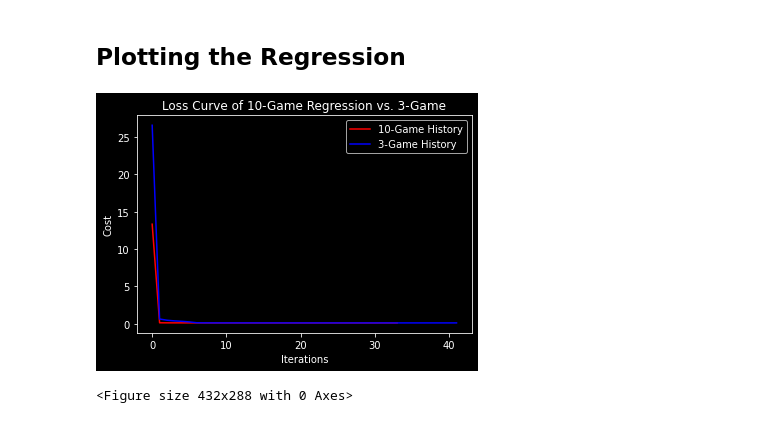
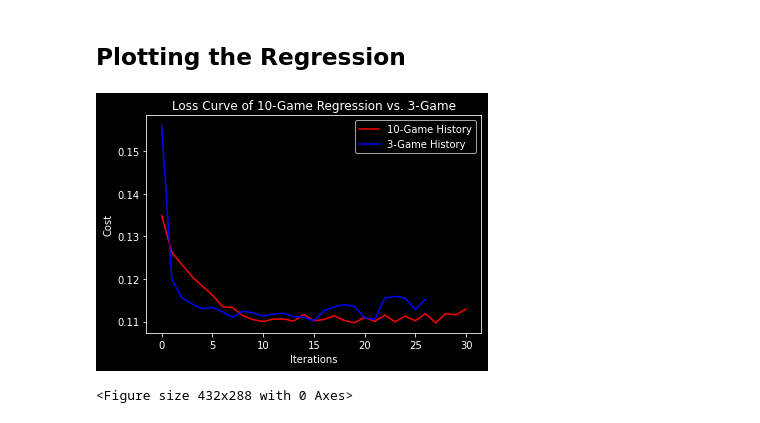
Before and after one commit to kstanfie/CMSC422-NBA, a Jupyter notebook: 422NBAlocal.ipynb, the cells around one changed output. Saved outputs shown, nothing was run; the diff lists cells and outputs as text; code cells hidden in the pictures.

```diff
--- a/422NBAlocal.ipynb
+++ b/422NBAlocal.ipynb
@@ -180,17 +182,17 @@ sk.metrics.accuracy_score(g10_class_predict_train, flaty10_train)
 ## Plotting the Regression
 # %%
 plt.style.use('dark_background')
-g10_line, = plt.plot(g10_regress.loss_curve_, color='r')
-g3_line, = plt.plot(g3_regress.loss_curve_, color='b')
+g10_line, = plt.plot(g10_regress.loss_curve_[1:], color='r')
+g3_line, = plt.plot(g3_regress.loss_curve_[1:], color='b')
 plt.title("Loss Curve of 10-Game Regression vs. 3-Game")
 plt.xlabel('Iterations')
 plt.ylabel('Cost')
 g10_line.set_label("10-Game History")
 g3_line.set_label("3-Game History")
 plt.legend()
 plt.show()
 # %% [output]
-[figure, old version]
+[figure, new version]
 # %%
 plt.figure(30)
 # %% [output]
```
Also changed, not shown: parts of 19 cells of this notebook.
